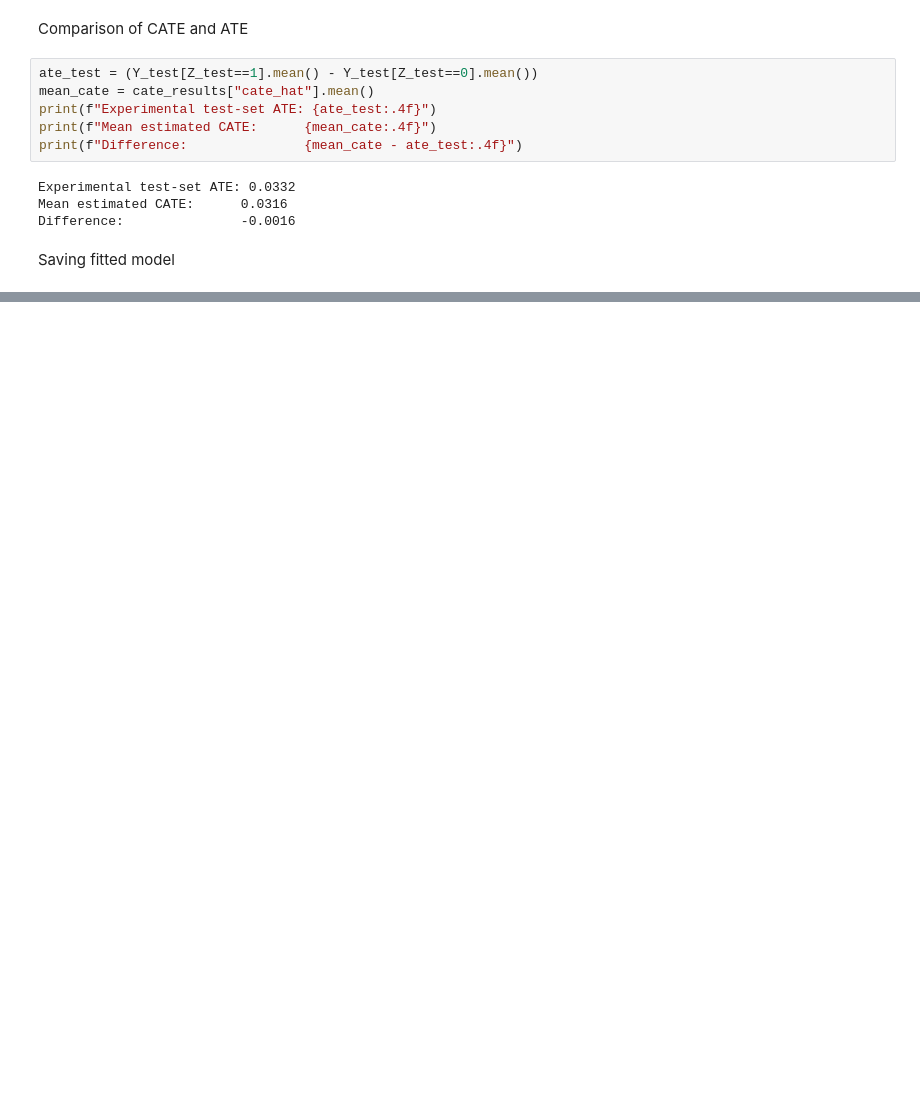
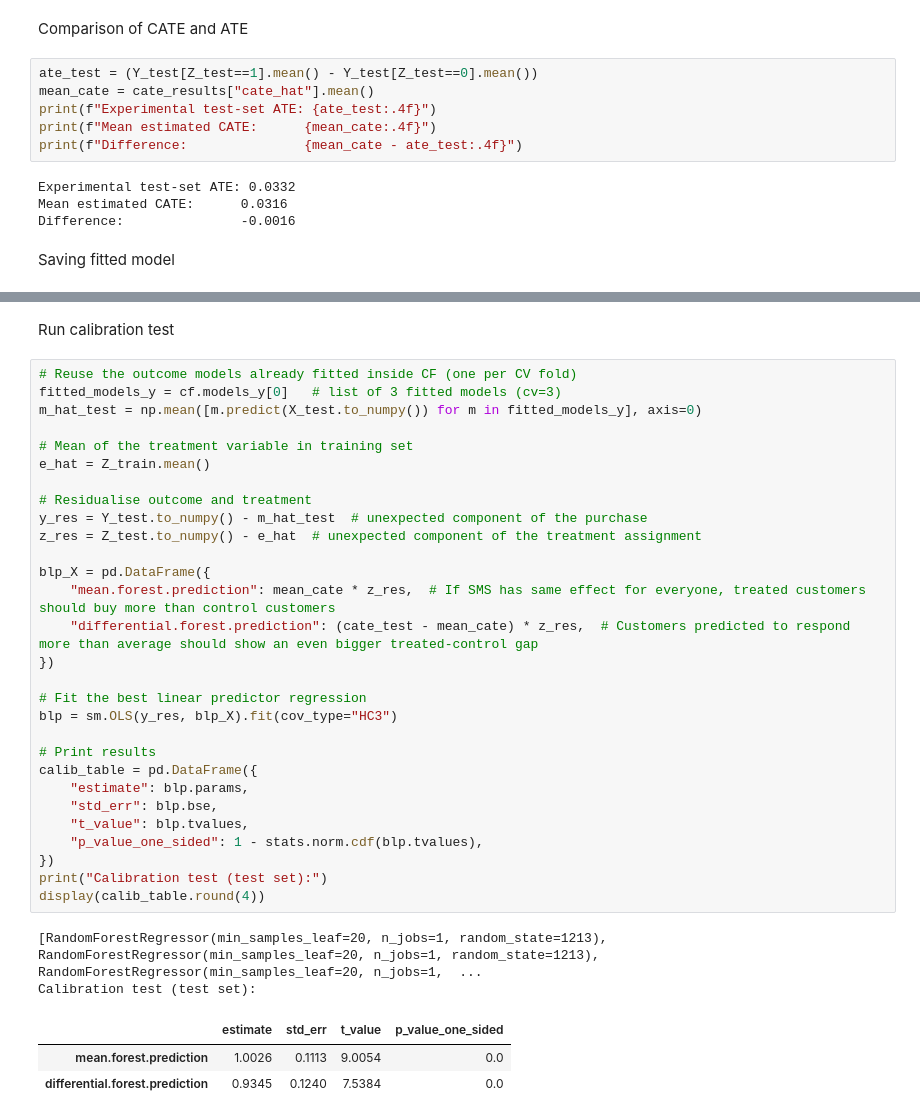
Before and after one commit to shannon-kwok/DSE4101-CausalForest-Grp2, a Jupyter notebook: notebooks/causal_forest.ipynb, the cells around one changed output, grey strips where cells are left out. Cells and saved outputs as stored; diff of their text form; blank space fills up the shorter version.

```diff
--- a/notebooks/causal_forest.ipynb
+++ b/notebooks/causal_forest.ipynb
@@ -267,0 +270,37 @@ Causal forest model saved to C:\Users\szepi\OneDrive\Documents\dse4101\DSE4101-C
+# %% [markdown]
+Run calibration test
+# %%
+# Reuse the outcome models already fitted inside CF (one per CV fold)
+fitted_models_y = cf.models_y[0]   # list of 3 fitted models (cv=3)
+m_hat_test = np.mean([m.predict(X_test.to_numpy()) for m in fitted_models_y], axis=0)
+
+# Mean of the treatment variable in training set
+e_hat = Z_train.mean()
+
+# Residualise outcome and treatment
+y_res = Y_test.to_numpy() - m_hat_test  # unexpected component of the purchase
+z_res = Z_test.to_numpy() - e_hat  # unexpected component of the treatment assignment
+
+blp_X = pd.DataFrame({
+    "mean.forest.prediction": mean_cate * z_res,  # If SMS has same effect for everyone, treated customers should buy more than control customers
+    "differential.forest.prediction": (cate_test - mean_cate) * z_res,  # Customers predicted to respond more than average should show an even bigger treated-control gap
+})
+
+# Fit the best linear predictor regression
+blp = sm.OLS(y_res, blp_X).fit(cov_type="HC3")
+
+# Print results
+calib_table = pd.DataFrame({
+    "estimate": blp.params,
+    "std_err": blp.bse,
+    "t_value": blp.tvalues,
+    "p_value_one_sided": 1 - stats.norm.cdf(blp.tvalues),
+})
+print("Calibration test (test set):")
+display(calib_table.round(4))
+# %% [output]
+[RandomForestRegressor(min_samples_leaf=20, n_jobs=1, random_state=1213), RandomForestRegressor(min_samples_leaf=20, n_jobs=1, random_state=1213), RandomForestRegressor(min_samples_leaf=20, n_jobs=1,  ...
+Calibration test (test set):
+|  | estimate | std_err | t_value | p_value_one_sided |
+| mean.forest.prediction | 1.0026 | 0.1113 | 9.0054 | 0.0 |
+| differential.forest.prediction | 0.9345 | 0.1240 | 7.5384 | 0.0 |
```
Also changed, not shown: parts of 5 cells of this notebook, 2 other files.
